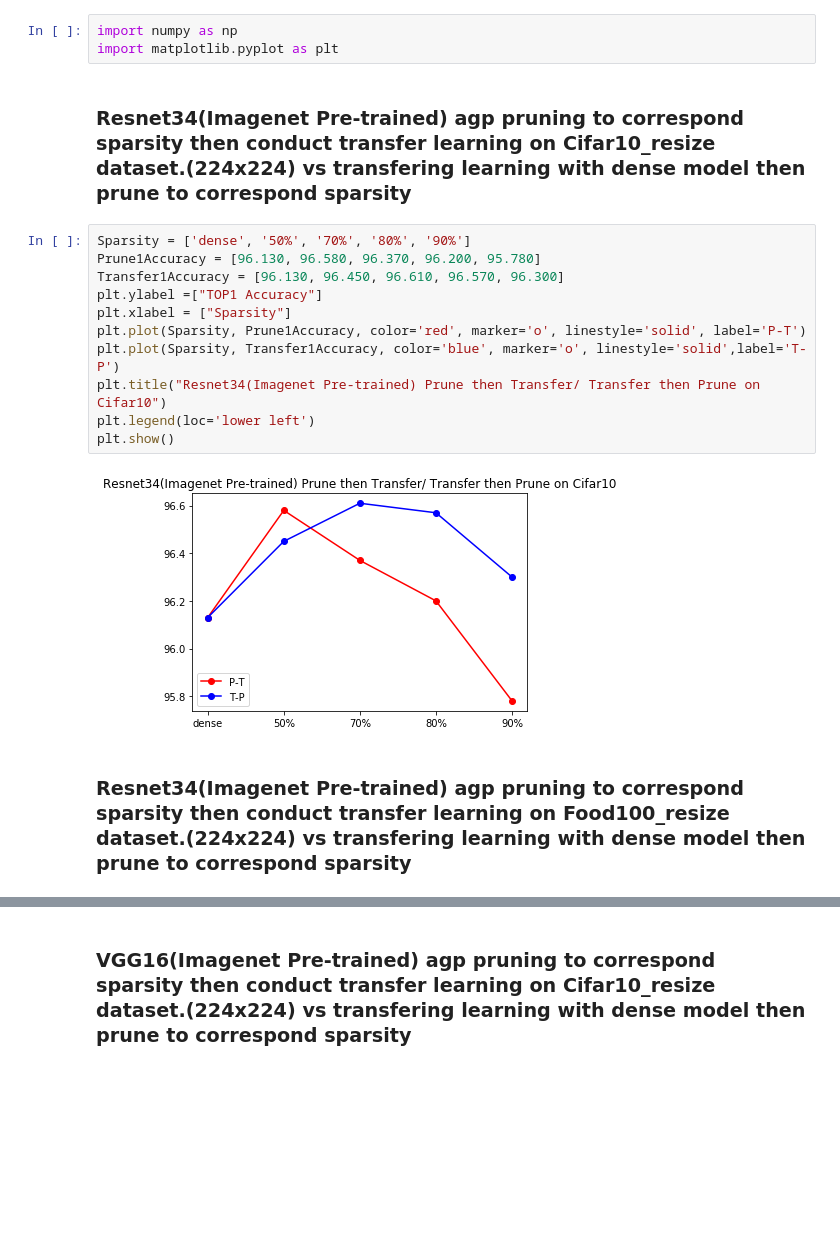
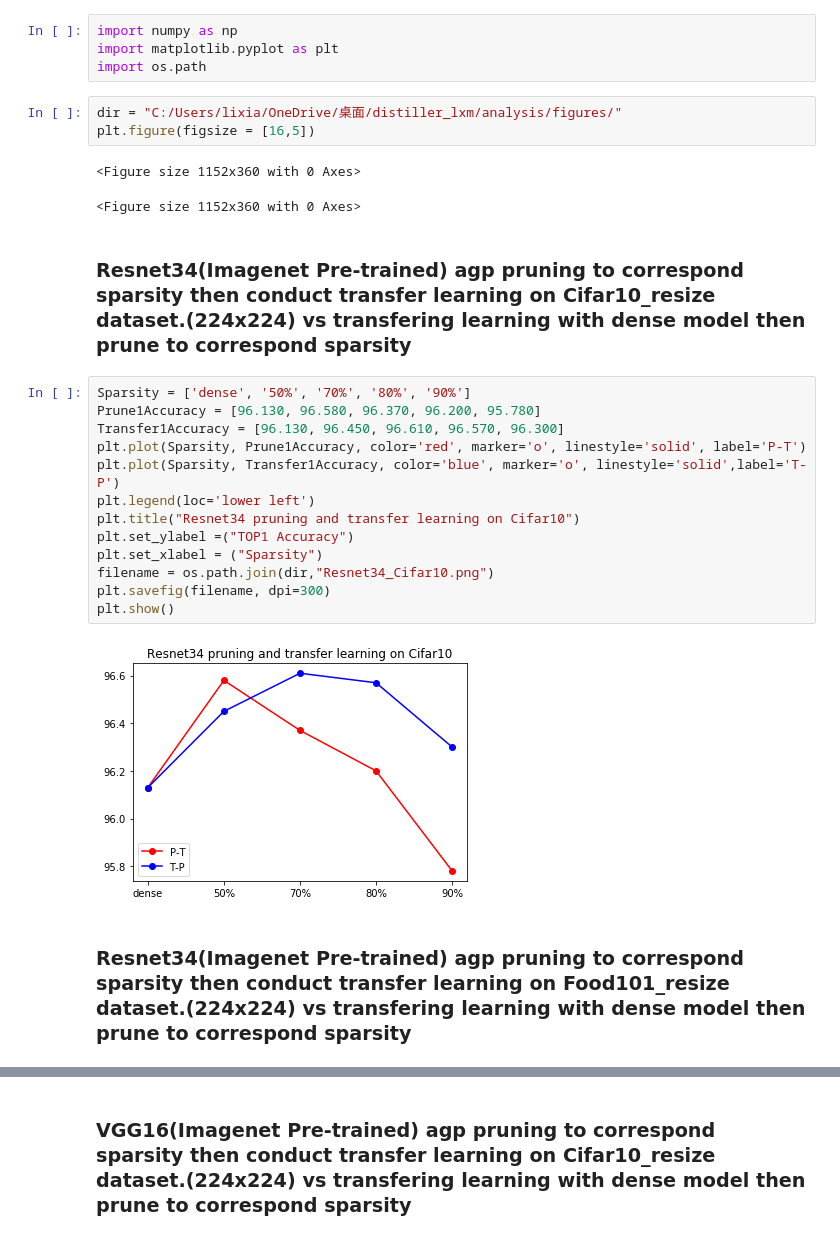
Before and after one commit to Xiaomin-Li/CS7313-MachineLearning-CourseProject-Xiaomin, a Jupyter notebook: analysis/graph.ipynb, the cells around one changed output, grey strips where cells are left out. Drawn from its saved outputs; the diff is of its cells as text; blank space fills up the shorter version.

Commit message:
add graphs

```diff
--- a/analysis/graph.ipynb
+++ b/analysis/graph.ipynb
@@ -1,23 +1,32 @@
 # %%
 import numpy as np
 import matplotlib.pyplot as plt
+import os.path
+# %%
+dir = "C:/Users/lixia/OneDrive/桌面/distiller_lxm/analysis/figures/"
+plt.figure(figsize = [16,5])
+# %% [output]
+<Figure size 1152x360 with 0 Axes>
+<Figure size 1152x360 with 0 Axes>
 # %% [markdown]
 ### Resnet34(Imagenet Pre-trained) agp pruning to correspond sparsity then conduct transfer learning on Cifar10_resize dataset.(224x224)  vs transfering learning with dense model then prune to correspond sparsity
 # %%
 Sparsity = ['dense', '50%', '70%', '80%', '90%']
 Prune1Accuracy = [96.130, 96.580, 96.370, 96.200, 95.780]
 Transfer1Accuracy = [96.130, 96.450, 96.610, 96.570, 96.300]
-plt.ylabel =["TOP1 Accuracy"]
-plt.xlabel = ["Sparsity"]
 plt.plot(Sparsity, Prune1Accuracy, color='red', marker='o', linestyle='solid', label='P-T')
 plt.plot(Sparsity, Transfer1Accuracy, color='blue', marker='o', linestyle='solid',label='T-P')
-plt.title("Resnet34(Imagenet Pre-trained) Prune then Transfer/ Transfer then Prune on Cifar10")
 plt.legend(loc='lower left')
+plt.title("Resnet34 pruning and transfer learning on Cifar10")
+plt.set_ylabel =("TOP1 Accuracy")
+plt.set_xlabel = ("Sparsity")
+filename = os.path.join(dir,"Resnet34_Cifar10.png")
+plt.savefig(filename, dpi=300)
 plt.show()
 # %% [output]
-[figure, old version]
+[figure, new version]
 # %% [markdown]
-### Resnet34(Imagenet Pre-trained) agp pruning to correspond sparsity then conduct transfer learning on Food100_resize dataset.(224x224) vs transfering learning with dense model then prune to correspond sparsity
+### Resnet34(Imagenet Pre-trained) agp pruning to correspond sparsity then conduct transfer learning on Food101_resize dataset.(224x224) vs transfering learning with dense model then prune to correspond sparsity
 # %%
 Sparsity = ['dense', '50%', '70%', '80%', '90%']
 Prune1Accuracy = [82.178, 82.222, 82.606, 81.406, 81.667]
```
Also changed, not shown: parts of 4 cells of this notebook, 5 other files.
